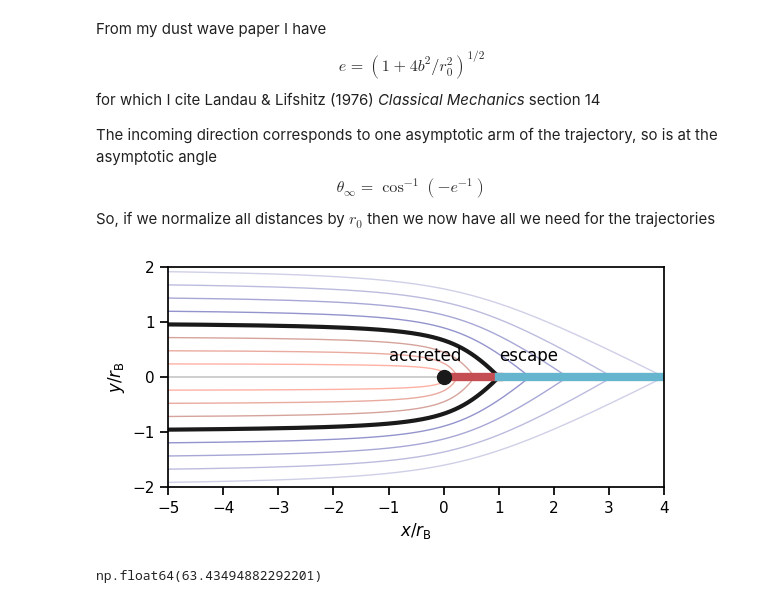
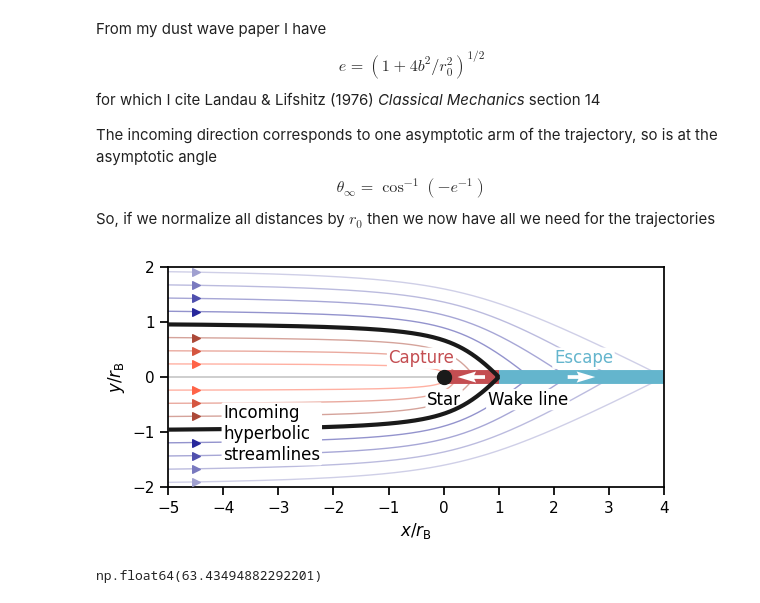
Before and after one commit to will-henney/emilio-accretion, a Jupyter notebook: notebooks/bhl-trajectories.ipynb, the cells around one changed output. Saved outputs shown, nothing was run; the diff lists cells and outputs as text; code cells hidden in the pictures.

Commit message:
Finish the figure of Hoyle-Lyttleton accretion

```diff
--- a/notebooks/bhl-trajectories.ipynb
+++ b/notebooks/bhl-trajectories.ipynb
@@ -28,7 +28,7 @@ def theta_max(e):
     """
     return np.arccos(-1/e)
 
-def xyhyperbola(e, p, rotate, N=201):
+def xyhyperbola(e, p, rotate, N=200):
     """
     Coordinate points (x, y) for hyperbola
     """
@@ -70,8 +70,6 @@ def xytrajectory(b):
     return xyhyperbola(e, p, angle)
 # %%
 fig, ax = plt.subplots()
-e = np.sqrt(2)
-e = np.sqrt(5)
 
 b_accrete = 0.25, 0.5, 0.75, 1.0
 colors_accrete = sns.dark_palette("tomato", n_colors=len(b_accrete)+2, reverse=True)
@@ -79,47 +77,70 @@ colors_accrete = sns.dark_palette("tomato", n_colors=len(b_accrete)+2, reverse=T
 b_escape = 1.0, 1.25, 1.5, 1.75, 2.0
 colors_escape = sns.light_palette("darkblue", n_colors=len(b_escape)+2, reverse=True)
 
-
+xmark = -4.5 # triangle markers position
 for b, color in zip(b_escape, colors_escape):
     x, y = xytrajectory(b)
     m = y >= 0
     xx = np.concat((x[m][::-1], x[m]))
     yy = np.concat((y[m][::-1], -y[m]))
     ax.plot(xx, yy, color=color, lw=1, alpha=0.5)
+    if b != 1.0:
+        ymark = np.interp(xmark, xx[:50], yy[:50])
+        ax.scatter(xmark, ymark, marker=">", color=color, s=30, zorder=100)
+        ax.scatter(xmark, -ymark, marker=">", color=color, s=30, zorder=100)
 
 for b, color in zip(b_accrete, colors_accrete):
     x, y = xytrajectory(b)
     m = y >= 0
     xx = np.concat((x[m][::-1], x[m]))
     yy = np.concat((y[m][::-1], -y[m]))
     ax.plot(xx, yy, color=color, lw=1, alpha=0.5)
+    # ax.scatter(xx[10], yy[10], marker=">", color=color, s=30, zorder=100)
+    if b != 1.0:
+        ymark = np.interp(xmark, xx[:50], yy[:50])
+        ax.scatter(xmark, ymark, marker=">", color=color, s=30, zorder=100)
+        ax.scatter(xmark, -ymark, marker=">", color=color, s=30, zorder=100)
 
 for b, color in [(1, "k")]:
     x, y = xytrajectory(b)
     m = y >= 0
     xx = np.concat((x[m][::-1], x[m]))
     yy = np.concat((y[m][::-1], -y[m]))
-    ax.plot(xx, yy, color=color, lw=3)
+    ax.plot(xx, yy, color=color, lw=3, zorder=100, solid_joinstyle="miter")
 
 
 ax.axhline(0, lw=0.3, c="k")
-ax.plot([0, 1], [0, 0], lw=6, color="r")
-ax.plot([1, 100], [0, 0], lw=6, color="c")
+ax.plot([0, 1], [0, 0], lw=10, color="r", solid_capstyle="butt")
+ax.quiver(0.5, 0, -1, 0, color="w", pivot="middle", zorder=100)
+
+ax.plot([1, 100], [0, 0], lw=10, color="c",  solid_capstyle="butt")
+ax.quiver(2.5, 0, 1, 0, color="w", pivot="middle", zorder=100)
+
 ax.scatter(0, 0, marker="o", color="k", s=100, zorder=100)
 
-ax.text(-1, 0.3, "accreted")
-ax.text(1, 0.3, "escape")
+whitebox = dict(facecolor="white", boxstyle="Round,pad=0.1", lw=0)
 
+ax.text(-1, 0.25, "Capture", color="r", bbox=whitebox)
+ax.text(2, 0.25, "Escape", color="c", bbox=whitebox)
+ax.text(0.8, -0.5, "Wake line", bbox=whitebox)
+ax.text(-0.3, -0.5, "Star", bbox=whitebox)
+ax.text(
+    -4, -1.5,
+    "\n".join("Incoming hyperbolic streamlines".split()),
+    bbox=whitebox,
+    zorder=100,
+)
 ax.set(
     xlim=[-5, 4],
     ylim=[-2, 2],
     xlabel=r"$x / r_\mathrm{B}$",
     ylabel=r"$y / r_\mathrm{B}$",
 )
 ax.set_aspect("equal")
+fig.savefig("hoyle-lyttleton-trajectories.pdf", bbox_inches="tight")
 ...;
 # %% [output]
-[figure, old version]
+[figure, new version]
 # %%
 np.rad2deg(np.arccos(1/np.sqrt(5)))
 # %% [output]
```
Also changed, not shown: 3 other files.
